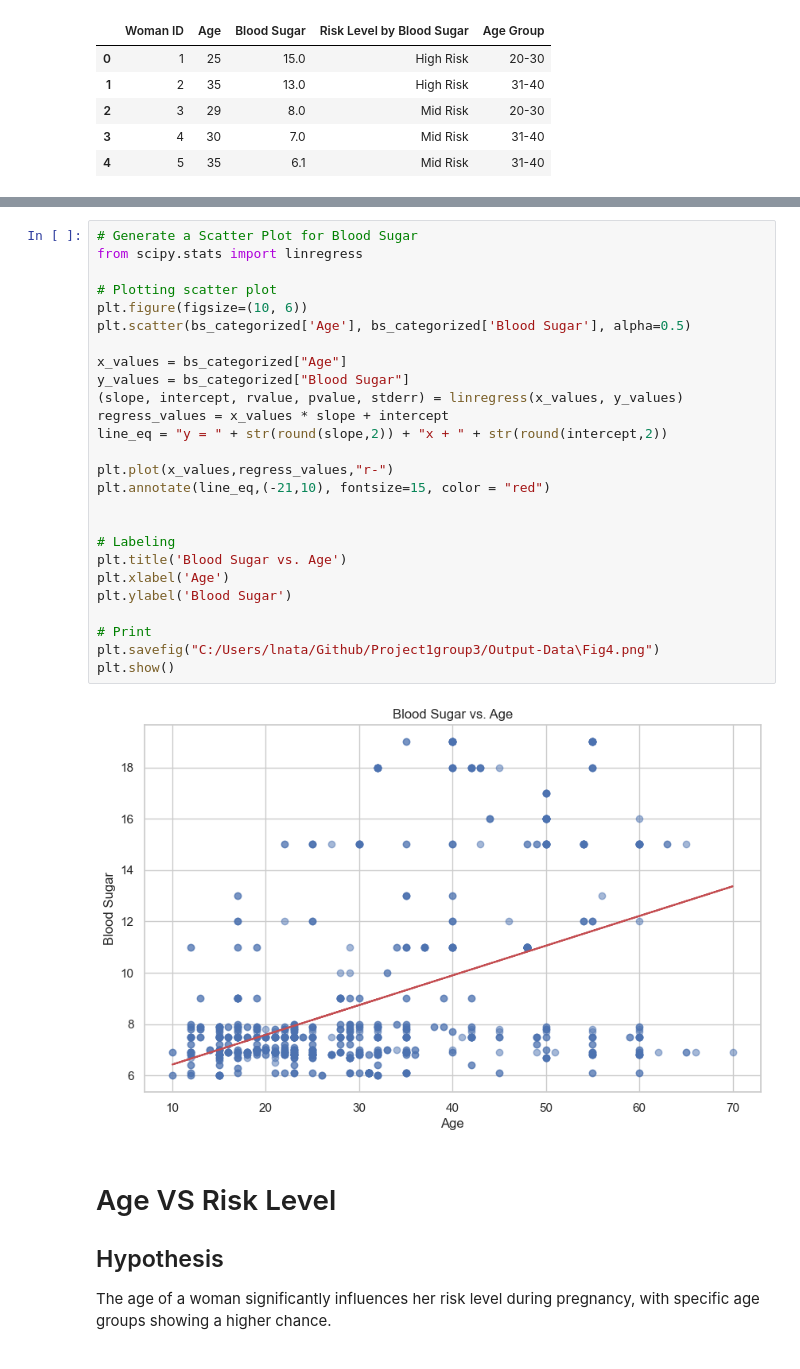
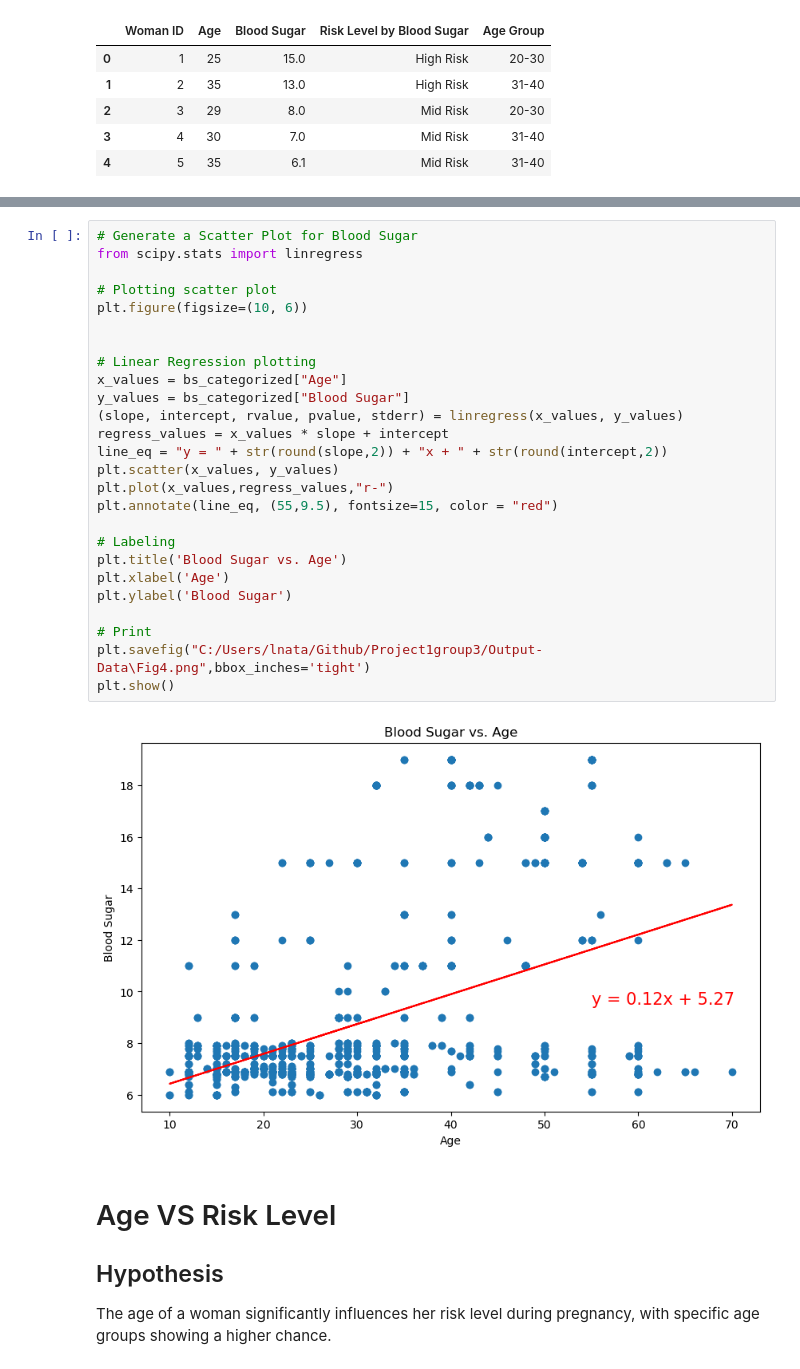
Before and after one commit to larissarmourap/Project1group3, a Jupyter notebook: Project-One.ipynb, the cells around one changed output, grey strips where cells are left out. Drawn from its saved outputs; the diff is of its cells as text.

```diff
--- a/Project-One.ipynb
+++ b/Project-One.ipynb
@@ -284,31 +293,31 @@ plt.show()
 # %%
 # Generate a Scatter Plot for Blood Sugar
 from scipy.stats import linregress
 
 # Plotting scatter plot
 plt.figure(figsize=(10, 6))
-plt.scatter(bs_categorized['Age'], bs_categorized['Blood Sugar'], alpha=0.5)
 
+
+# Linear Regression plotting
 x_values = bs_categorized["Age"]
 y_values = bs_categorized["Blood Sugar"]
 (slope, intercept, rvalue, pvalue, stderr) = linregress(x_values, y_values)
 regress_values = x_values * slope + intercept
 line_eq = "y = " + str(round(slope,2)) + "x + " + str(round(intercept,2))
-
+plt.scatter(x_values, y_values)
 plt.plot(x_values,regress_values,"r-")
-plt.annotate(line_eq,(-21,10), fontsize=15, color = "red")
-
+plt.annotate(line_eq, (55,9.5), fontsize=15, color = "red")
 
 # Labeling
 plt.title('Blood Sugar vs. Age')
 plt.xlabel('Age')
 plt.ylabel('Blood Sugar')
 
 # Print
-plt.savefig("C:/Users/lnata/Github/Project1group3/Output-Data\Fig4.png")
+plt.savefig("C:/Users/lnata/Github/Project1group3/Output-Data\Fig4.png",bbox_inches='tight')
 plt.show()
 # %% [output]
-[figure, old version]
+[figure, new version]
 # %% [markdown]
 # Age VS Risk Level
 ## Hypothesis
```
Also changed, not shown: parts of 12 cells of this notebook, 8 other files.
